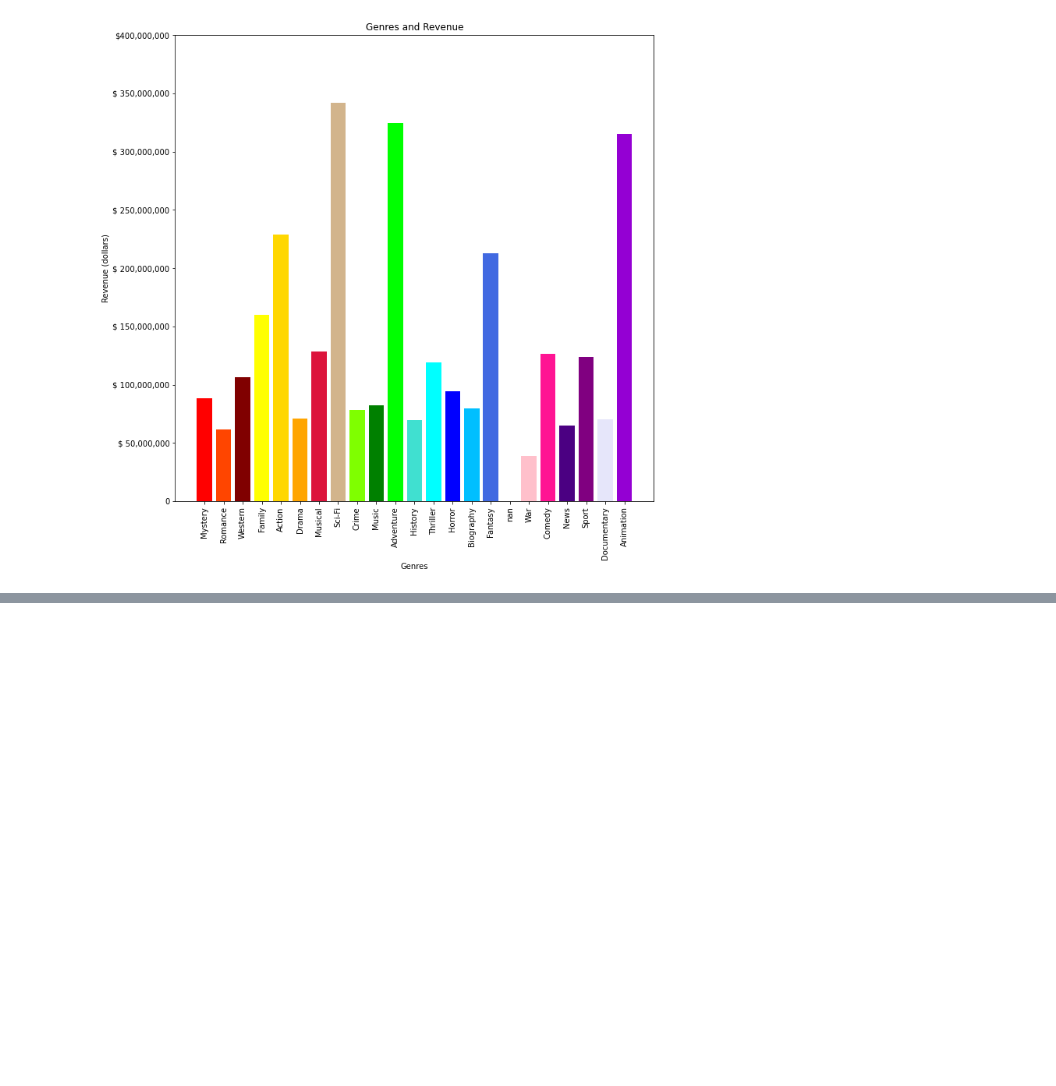
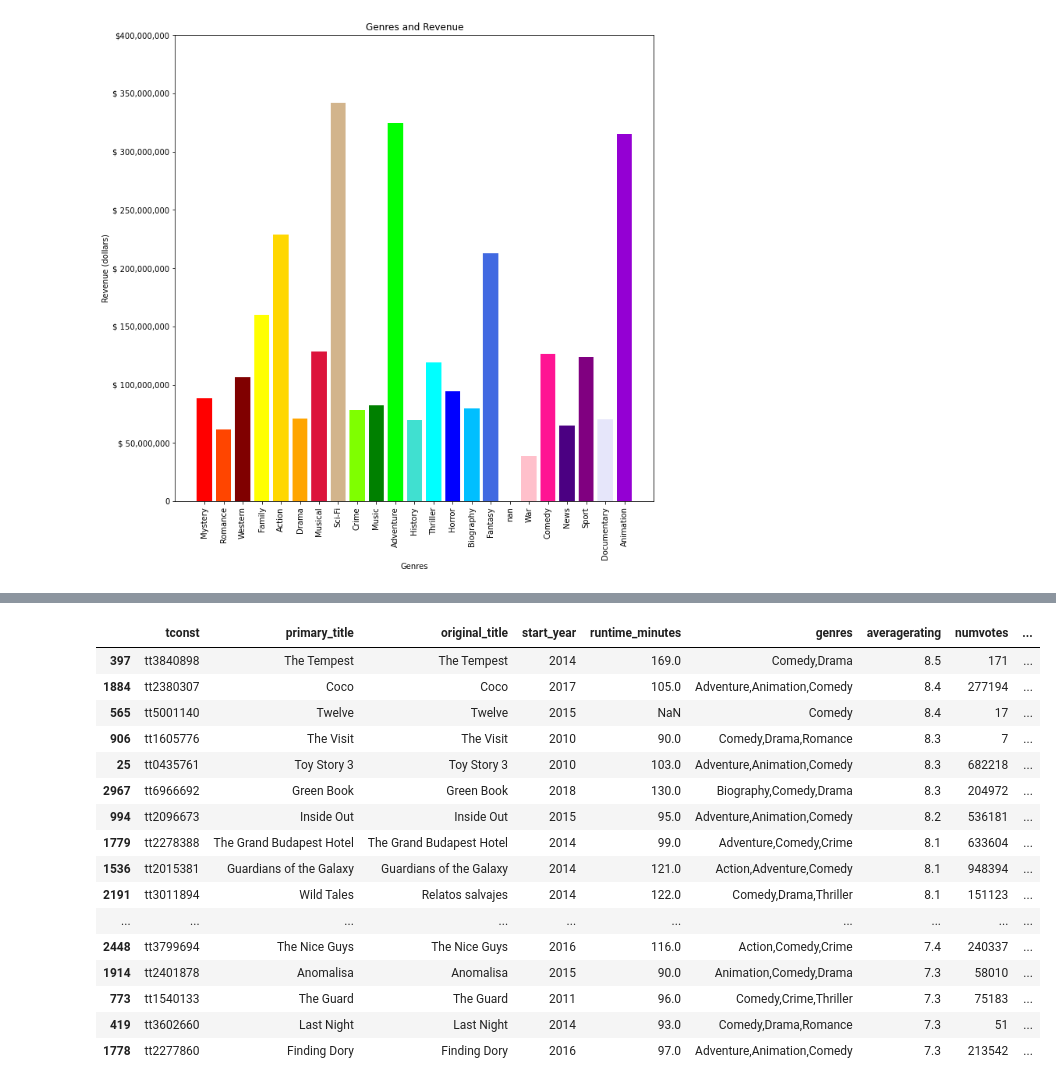
Before and after one commit to raizelistaken/MovieAnalysis, a Jupyter notebook: dsc-phase1-project-template.ipynb, the cells around one changed output, grey strips where cells are left out. Saved outputs shown, nothing was run; the diff lists cells and outputs as text; code cells hidden in the pictures; blank space fills up the shorter version.

```diff
--- a/dsc-phase1-project-template.ipynb
+++ b/dsc-phase1-project-template.ipynb
@@ -430,0 +517,20 @@ plt.savefig('genre_money')
+# %%
+comedy.sort_values(by = 'averagerating', ascending = False)[:70]
+# %% [output]
+|  | tconst | primary_title | original_title | start_year | runtime_minutes | genres | averagerating | numvotes | ... |
+| 397 | tt3840898 | The Tempest | The Tempest | 2014 | 169.0 | Comedy,Drama | 8.5 | 171 | ... |
+| 1884 | tt2380307 | Coco | Coco | 2017 | 105.0 | Adventure,Animation,Comedy | 8.4 | 277194 | ... |
+| 565 | tt5001140 | Twelve | Twelve | 2015 | NaN | Comedy | 8.4 | 17 | ... |
+| 906 | tt1605776 | The Visit | The Visit | 2010 | 90.0 | Comedy,Drama,Romance | 8.3 | 7 | ... |
+| 25 | tt0435761 | Toy Story 3 | Toy Story 3 | 2010 | 103.0 | Adventure,Animation,Comedy | 8.3 | 682218 | ... |
+| 2967 | tt6966692 | Green Book | Green Book | 2018 | 130.0 | Biography,Comedy,Drama | 8.3 | 204972 | ... |
+| 994 | tt2096673 | Inside Out | Inside Out | 2015 | 95.0 | Adventure,Animation,Comedy | 8.2 | 536181 | ... |
+| 1779 | tt2278388 | The Grand Budapest Hotel | The Grand Budapest Hotel | 2014 | 99.0 | Adventure,Comedy,Crime | 8.1 | 633604 | ... |
+| 1536 | tt2015381 | Guardians of the Galaxy | Guardians of the Galaxy | 2014 | 121.0 | Action,Adventure,Comedy | 8.1 | 948394 | ... |
+| 2191 | tt3011894 | Wild Tales | Relatos salvajes | 2014 | 122.0 | Comedy,Drama,Thriller | 8.1 | 151123 | ... |
+| ... | ... | ... | ... | ... | ... | ... | ... | ... | ... |
+| 2448 | tt3799694 | The Nice Guys | The Nice Guys | 2016 | 116.0 | Action,Comedy,Crime | 7.4 | 240337 | ... |
+| 1914 | tt2401878 | Anomalisa | Anomalisa | 2015 | 90.0 | Animation,Comedy,Drama | 7.3 | 58010 | ... |
+| 773 | tt1540133 | The Guard | The Guard | 2011 | 96.0 | Comedy,Crime,Thriller | 7.3 | 75183 | ... |
+| 419 | tt3602660 | Last Night | Last Night | 2014 | 93.0 | Comedy,Drama,Romance | 7.3 | 51 | ... |
+| 1778 | tt2277860 | Finding Dory | Finding Dory | 2016 | 97.0 | Adventure,Animation,Comedy | 7.3 | 213542 | ... |
```
Also changed, not shown: parts of 11 cells of this notebook, 1 other file.
